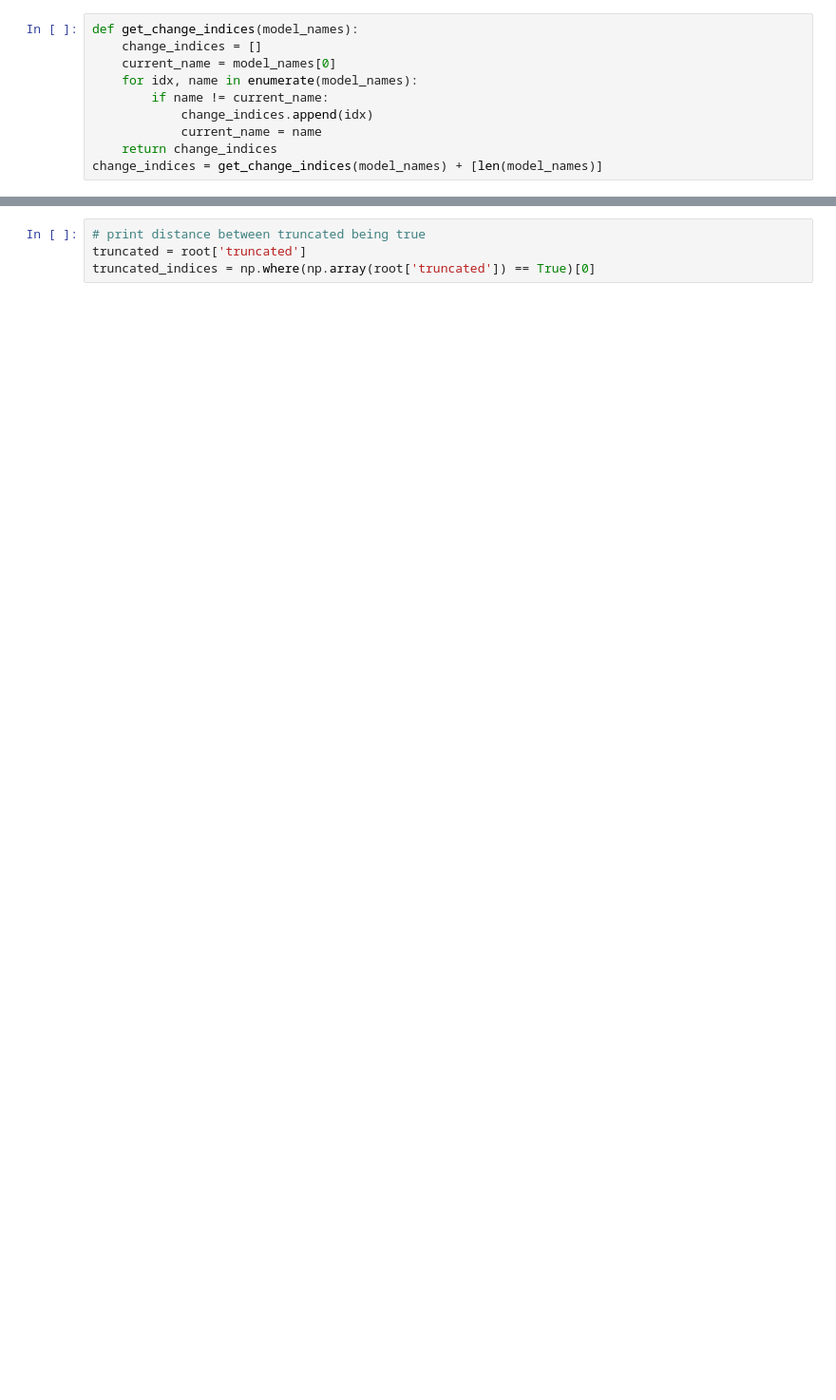
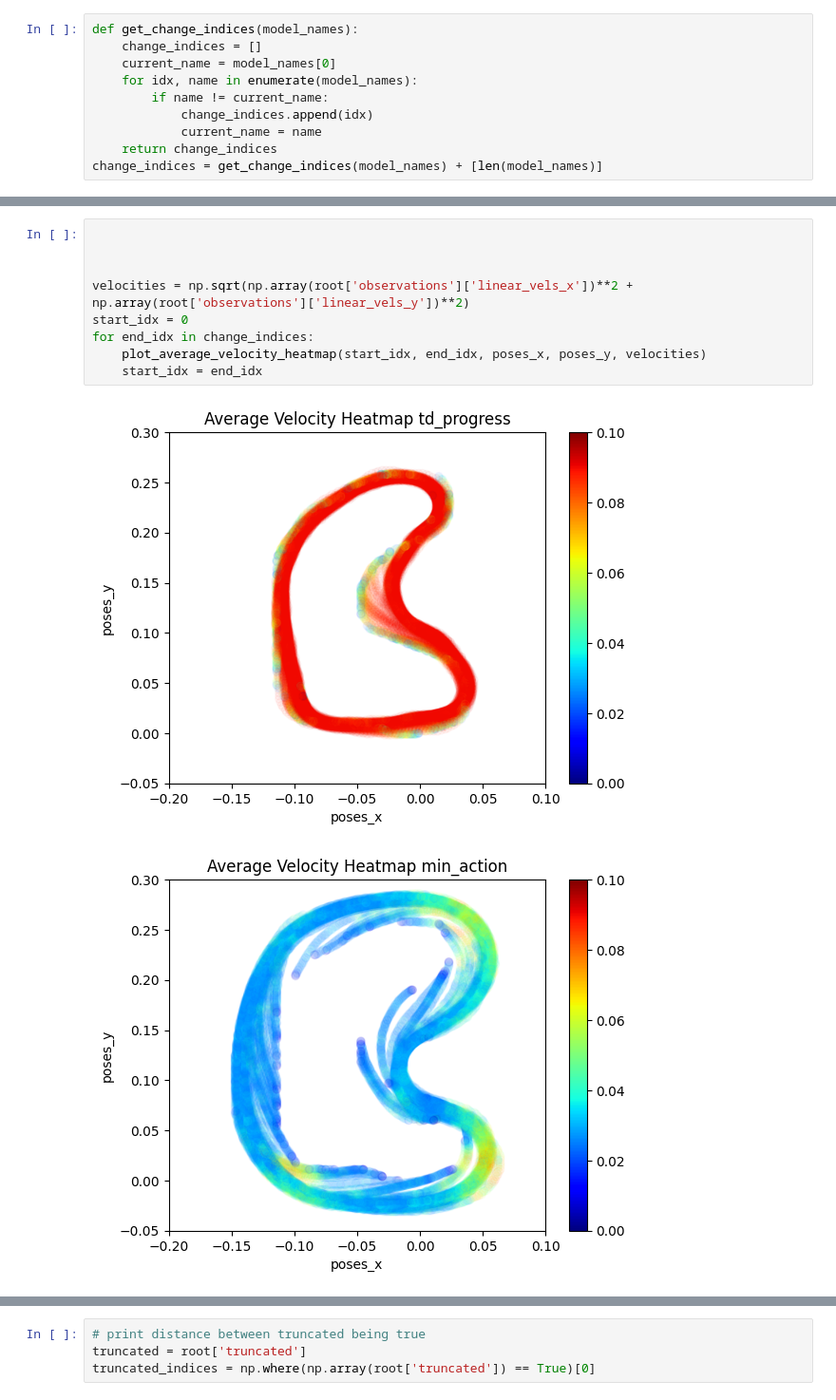
Before and after one commit to HyberionBrew/f110-sb3, a Jupyter notebook: analyze_dataset.ipynb, the cells around one changed output, grey strips where cells are left out. Shown: that part at 95% size. Drawn from its saved outputs; the diff is of its cells as text; blank space fills up the shorter version.

```diff
--- a/analyze_dataset.ipynb
+++ b/analyze_dataset.ipynb
@@ -52,0 +149,12 @@ for end_idx in change_indices:
+# %%
+
+
+
+velocities = np.sqrt(np.array(root['observations']['linear_vels_x'])**2 + np.array(root['observations']['linear_vels_y'])**2)
+start_idx = 0
+for end_idx in change_indices:
+    plot_average_velocity_heatmap(start_idx, end_idx, poses_x, poses_y, velocities)
+    start_idx = end_idx
+# %% [output]
+[figure, added]
+[figure, added]
```
Also changed, not shown: parts of 30 cells of this notebook, 7 other files.
